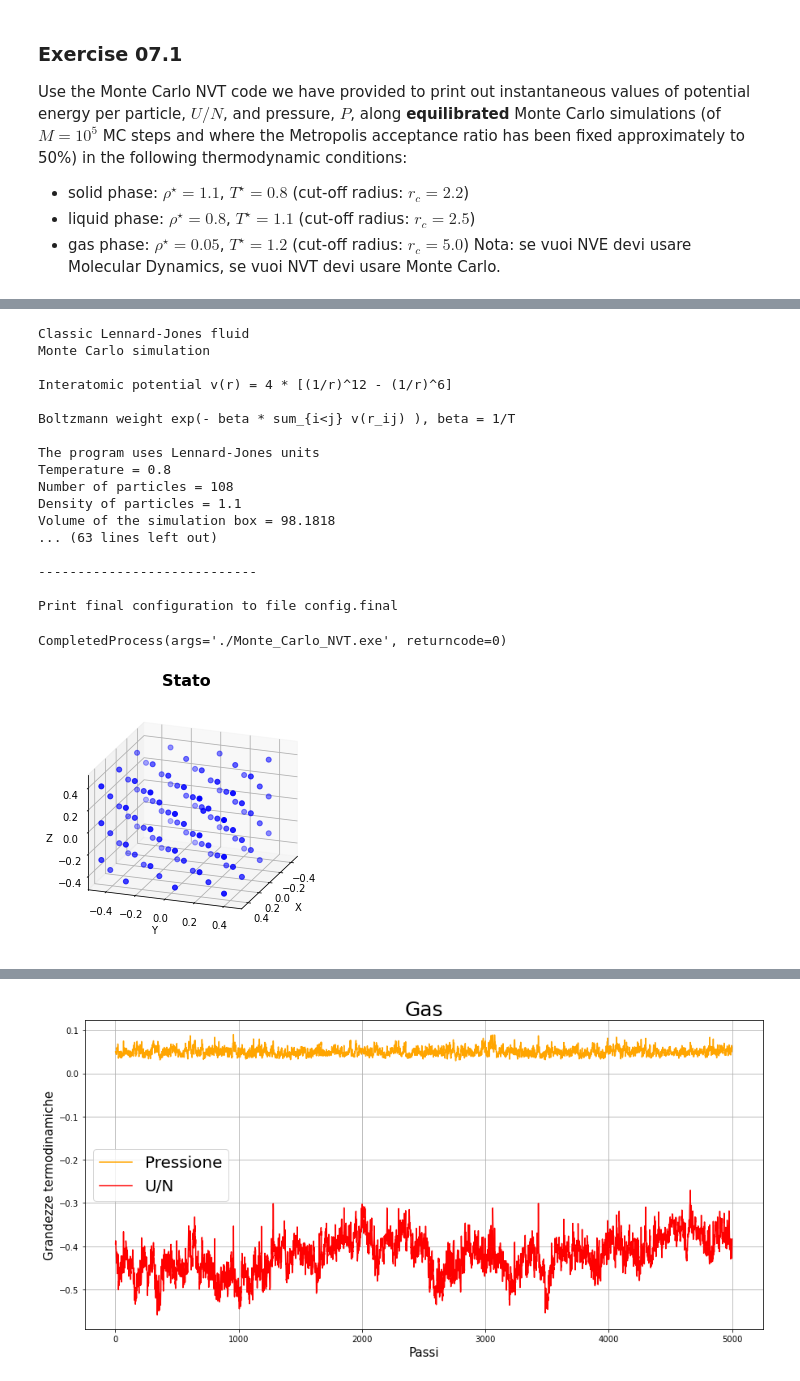
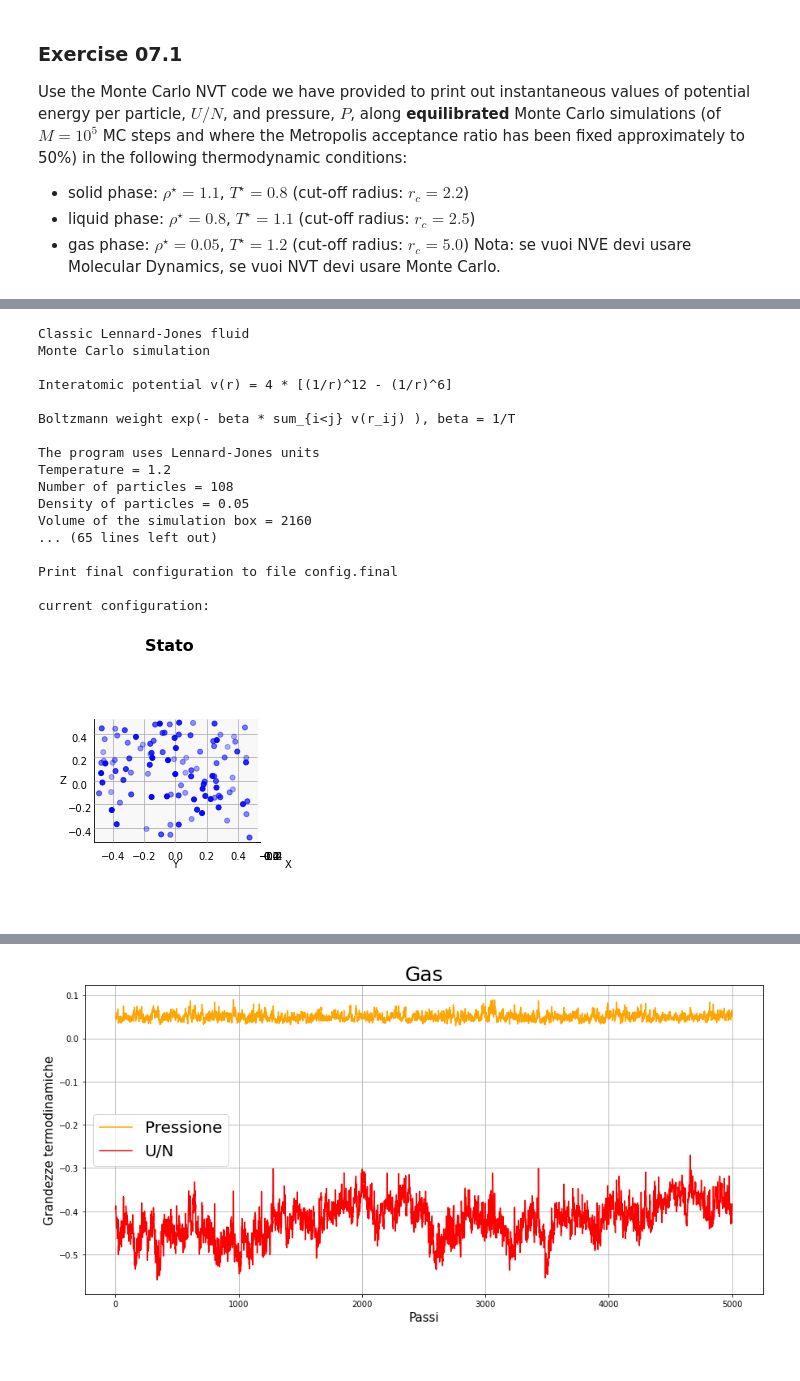
Before and after one commit to Daniele95/LSN, a Jupyter notebook: 7_MonteCarloNVT/LSN_Exercises_07.ipynb, the cells around one changed output, grey strips where cells are left out. Drawn from its saved outputs; the diff is of its cells as text; code cells hidden in the pictures.

Commit message:
improved monte carlo code

```diff
--- a/7_MonteCarloNVT/LSN_Exercises_07.ipynb
+++ b/7_MonteCarloNVT/LSN_Exercises_07.ipynb
@@ -9,3 +9,28 @@ Use the Monte Carlo NVT code we have provided to print out instantaneous values
 - liquid phase: $\rho^\star = 0.8$, $T^\star = 1.1$ (cut-off radius: $r_c = 2.5$)
 - gas phase: $\rho^\star = 0.05$, $T^\star = 1.2$ (cut-off radius: $r_c = 5.0$)
 Nota: se vuoi NVE devi usare Molecular Dynamics, se vuoi NVT devi usare Monte Carlo.
+# %%
+import matplotlib
+import matplotlib.pyplot as plt
+import numpy as np
+from mpl_toolkits.mplot3d import Axes3D
+
+phase = ["Gas", "Liquido", "Solido" ]
+
+def plotConfig(fileName,elevation,azimuth):
+    fig = plt.figure(figsize=(10,8))
+    X, Y, Z = np.loadtxt(fileName,usecols=(0,1,2),unpack=True)
+    ax = fig.add_subplot(121, projection='3d',proj_type='ortho')
+    ax.scatter(X, Y, Z, c='blue', marker='.',s=100)
+    ax.view_init(elev=elevation, azim=azimuth)
+    ax.set_xlabel('X')
+    ax.set_ylabel('Y')
+    ax.set_zlabel('Z')
+    ax.set_title('Stato ',fontweight='bold',fontsize=16)
+    bound=0.5
+    ax.set_xlim(-bound,bound)
+    ax.set_ylim(-bound,bound)
+    ax.set_zlim(-bound,bound)
+    print('current configuration:')
+    plot()
+    plt.show()
@@ -12,53 +80,23 @@ Nota: se vuoi NVE devi usare Molecular Dynamics, se vuoi NVT devi usare Monte Ca
 # %%
 import subprocess
-
 subprocess.run('./Monte_Carlo_NVT.exe')
+plotConfig('risultati/config.final',0,0)
 # %% [output]
 Classic Lennard-Jones fluid
 Monte Carlo simulation
 
 Interatomic potential v(r) = 4 * [(1/r)^12 - (1/r)^6]
 
 Boltzmann weight exp(- beta * sum_{i<j} v(r_ij) ), beta = 1/T
 
 The program uses Lennard-Jones units
-Temperature = 0.8
+Temperature = 1.2
 Number of particles = 108
-Density of particles = 1.1
-Volume of the simulation box = 98.1818
-... (63 lines left out)
-
-----------------------------
+Density of particles = 0.05
+Volume of the simulation box = 2160
+... (65 lines left out)
 
 Print final configuration to file config.final
+
+current configuration:
-CompletedProcess(args='./Monte_Carlo_NVT.exe', returncode=0)
+[figure, added]
-# %%
-import matplotlib
-import matplotlib.pyplot as plt
-import numpy as np
-from mpl_toolkits.mplot3d import Axes3D
-
-phase = ["Gas", "Liquido", "Solido" ]
-
-fig = plt.figure(figsize=(10,8))
-
-def plot():
-    X, Y, Z = np.loadtxt('risultati/config.final',usecols=(0,1,2),unpack=True)
-    ax = fig.add_subplot(121, projection='3d',proj_type='ortho')
-    ax.scatter(X, Y, Z, c='blue', marker='.',s=100)
-    ax.view_init(elev=20, azim=20)
-    ax.set_xlabel('X')
-    ax.set_ylabel('Y')
-    ax.set_zlabel('Z')
-    ax.set_title('Stato ',fontweight='bold',fontsize=16)
-    bound=0.5
-    ax.set_xlim(-bound,bound)
-    ax.set_ylim(-bound,bound)
-    ax.set_zlim(-bound,bound)
-
-plot()
-
-
-plt.show()
-# %% [output]
-[figure, removed]
```
Also changed, not shown: parts of 3 cells of this notebook, 9 other files.
